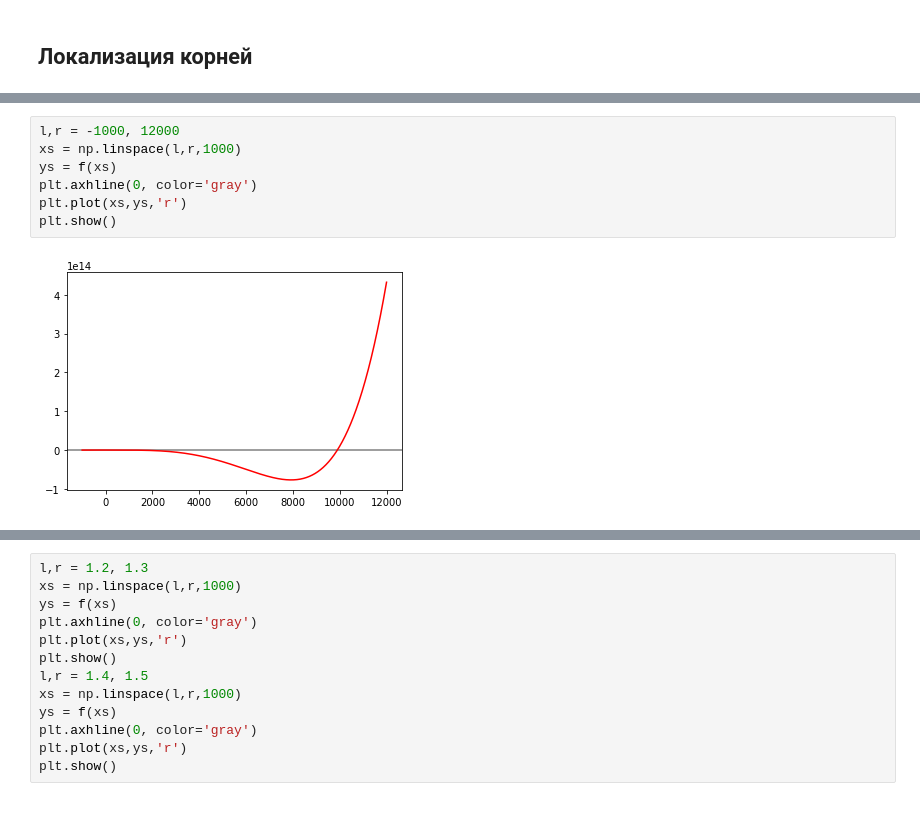
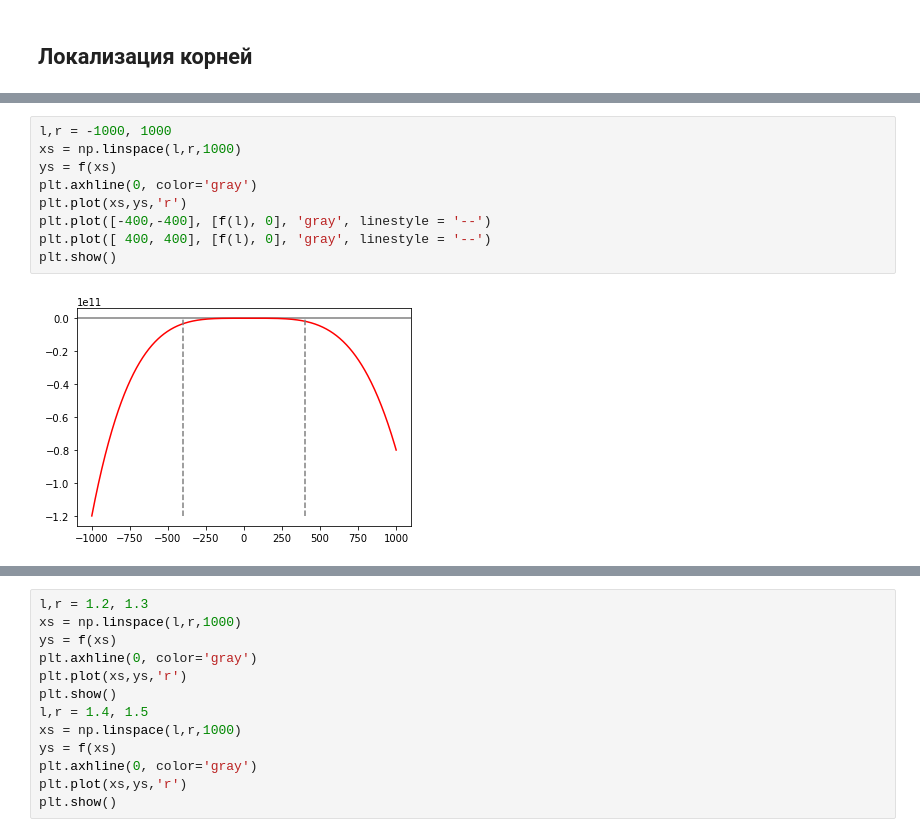
Before and after one commit to pavponn/computational-methods, a Jupyter notebook: homework-1/task1.ipynb, the cells around one changed output, grey strips where cells are left out. Drawn from its saved outputs; the diff is of its cells as text.

```diff
--- a/homework-1/task1.ipynb
+++ b/homework-1/task1.ipynb
@@ -48,9 +125,11 @@ plt.show()
 # %%
-l,r = -1000, 12000
+l,r = -1000, 1000
 xs = np.linspace(l,r,1000)
 ys = f(xs)
 plt.axhline(0, color='gray')
 plt.plot(xs,ys,'r')
+plt.plot([-400,-400], [f(l), 0], 'gray', linestyle = '--')
+plt.plot([ 400, 400], [f(l), 0], 'gray', linestyle = '--')
 plt.show()
 # %% [output]
-[figure, old version]
+[figure, new version]
```
Also changed, not shown: parts of 30 cells of this notebook.
